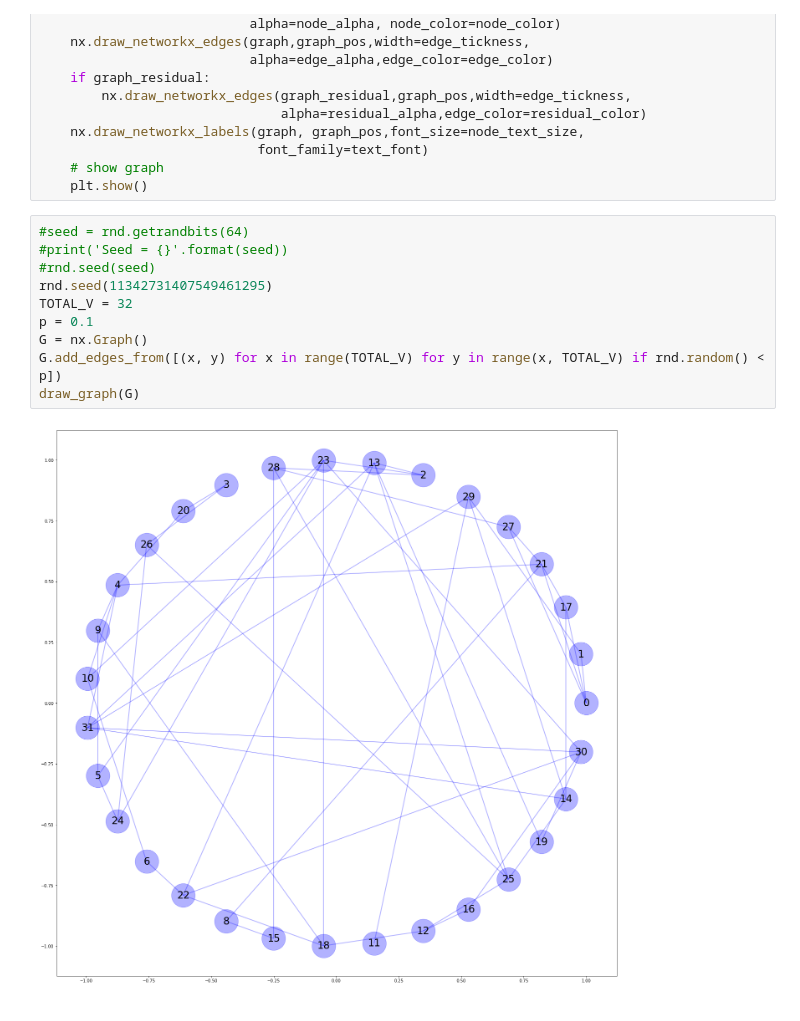
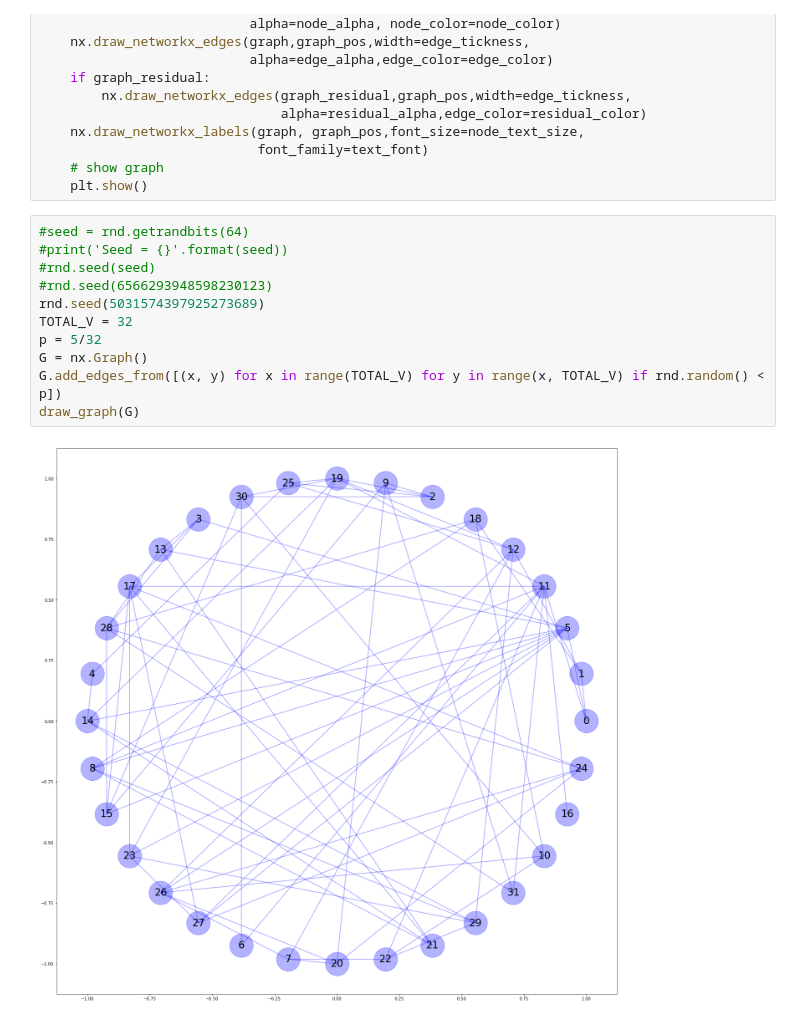
Before and after one commit to Richard-R/cs170_project, a Jupyter notebook: create_graph.ipynb, the cells around one changed output. Drawn from its saved outputs; the diff is of its cells as text.

```diff
--- a/create_graph.ipynb
+++ b/create_graph.ipynb
@@ -44,15 +44,16 @@ def draw_graph(graph, graph_residual=None, labels=None, graph_layout='shell',
 # %%
 #seed = rnd.getrandbits(64)
 #print('Seed = {}'.format(seed))
 #rnd.seed(seed)
-rnd.seed(11342731407549461295)
+#rnd.seed(6566293948598230123)
+rnd.seed(5031574397925273689)
 TOTAL_V = 32
-p = 0.1
+p = 5/32
 G = nx.Graph()
 G.add_edges_from([(x, y) for x in range(TOTAL_V) for y in range(x, TOTAL_V) if rnd.random() < p])
 draw_graph(G)
 # %% [output]
-[figure, old version]
+[figure, new version]
 # %%
 rowdy = set()
 for k, v in G.adj.items():
```
Also changed, not shown: parts of 6 cells of this notebook.
